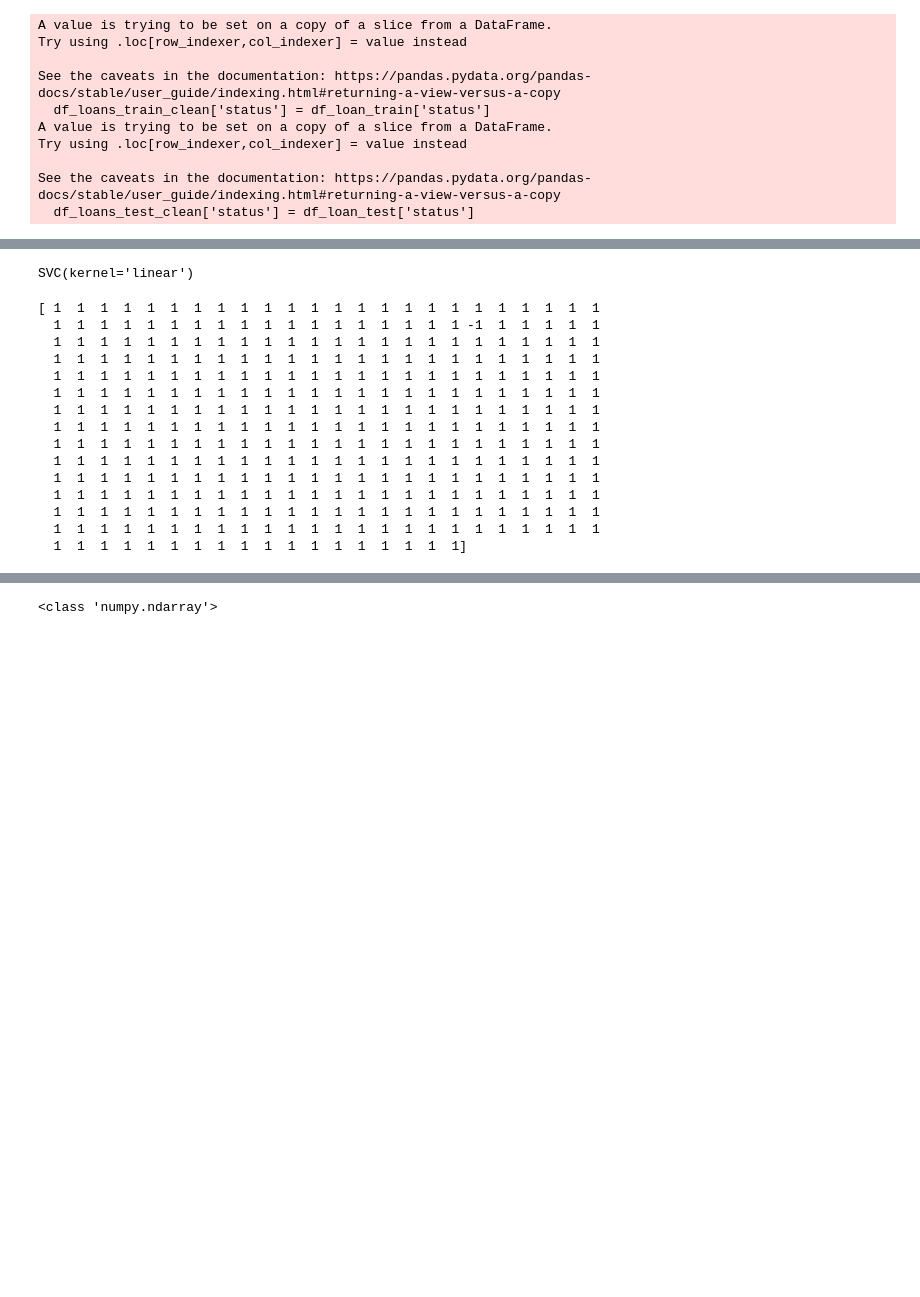
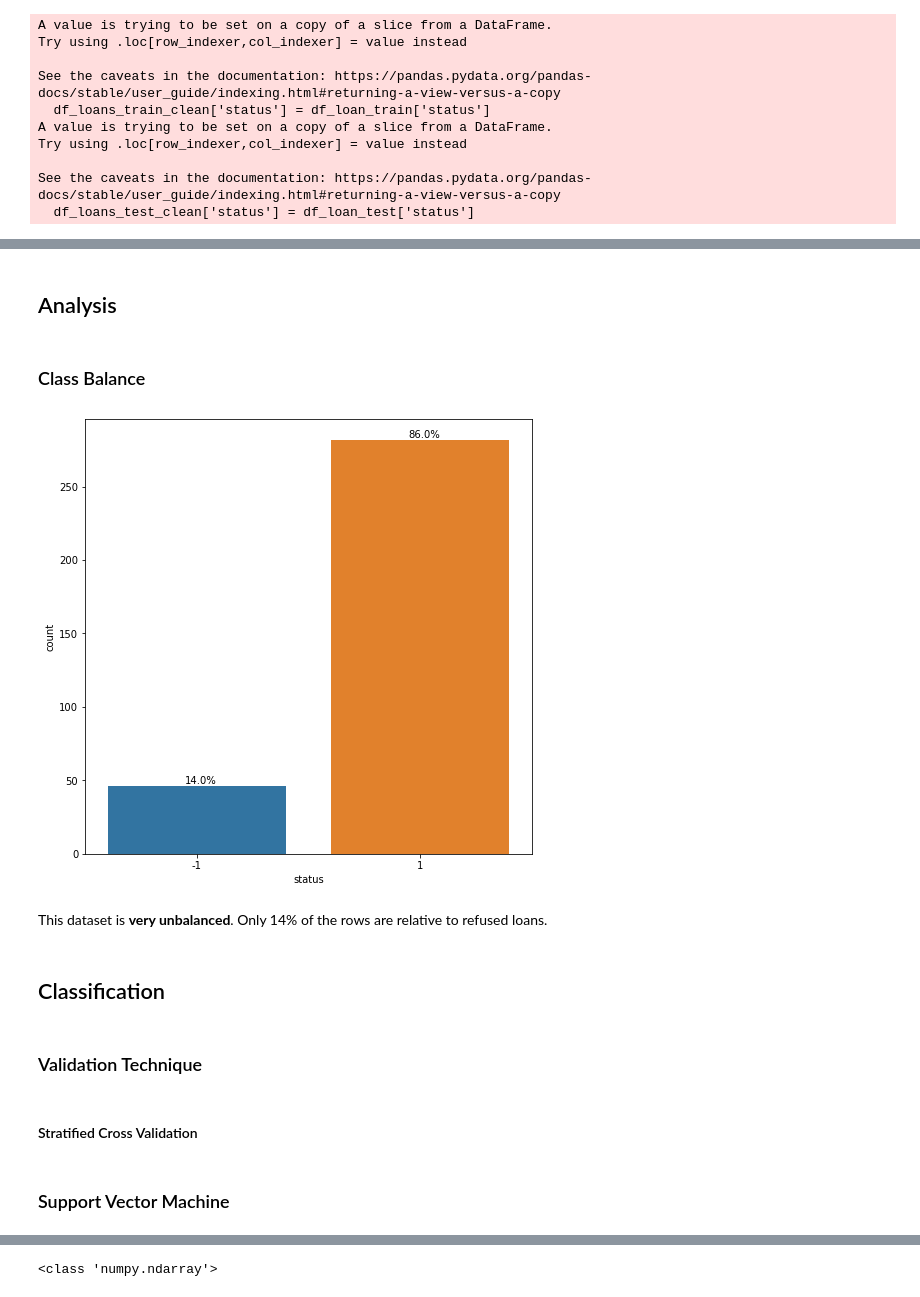
Before and after one commit to Diogogrosario/FEUP-AC, a Jupyter notebook: AC_proj.ipynb, the cells around one changed output, grey strips where cells are left out. Drawn from its saved outputs; the diff is of its cells as text; code cells hidden in the pictures; blank space fills up the shorter version.

Commit message:
More data cleaning. Plots and classification algorithms, validation techniques

```diff
--- a/AC_proj.ipynb
+++ b/AC_proj.ipynb
@@ -371,3 +486,36 @@ merge_train.head()
 # %%
 merge_train.to_csv("merge_train.csv", index=False)
 merge_test.to_csv("merge_test.csv", index=False)
+# %% [markdown]
+## Analysis
+# %% [markdown]
+### Class Balance
+# %%
+plt.figure(figsize=(8, 8))
+
+cp = sb.countplot(x='status', data=merge_train)
+total = len(merge_train)
+
+patchNegative = cp.patches[0]
+percentage = '{:.1f}%'.format(100 * patchNegative.get_height() / total)
+x = patchNegative.get_x() + (patchNegative.get_width() / 2.3)
+y = patchNegative.get_y() + patchNegative.get_height() + 1.5
+cp.annotate(percentage, (x, y))
+
+patchPositive = cp.patches[1]
+percentage = '{:.1f}%'.format(100 * patchPositive.get_height() / total)
+x = patchPositive.get_x() + (patchPositive.get_width() / 2.3)
+y = patchPositive.get_y() + patchPositive.get_height() + 1.5
+cp.annotate(percentage, (x, y))
+
+plt.show()
+# %% [output]
+[figure, added]
+# %% [markdown]
+This dataset is **very unbalanced**. Only 14% of the rows are relative to refused loans.
+# %% [markdown]
+## Classification
+# %% [markdown]
+### Validation Technique
+# %% [markdown]
+#### Stratified Cross Validation
@@ -374,27 +578,10 @@ merge_test.to_csv("merge_test.csv", index=False)
+# %% [markdown]
+### Support Vector Machine
 # %%
-from sklearn import svm
 
-clf = svm.SVC(kernel='linear')
+#clf = svm.SVC(kernel='linear', class_weight="balanced")
 
-clf.fit(merge_train.drop(columns=["status", "loan_id", "account_id", "district_id"]), merge_train['status'])
+#clf.fit(merge_train.drop(columns=["status", "loan_id", "account_id", "district_id"]), merge_train['status'])
-# %% [output]
-SVC(kernel='linear')
 # %%
-y_pred = clf.predict(merge_test.drop(columns=['status', "loan_id", "account_id", "district_id"]))
-print(y_pred)
+#y_pred = clf.predict(merge_test.drop(columns=['status', "loan_id", "account_id", "district_id"]))
+#print(y_pred)
-# %% [output]
-[ 1  1  1  1  1  1  1  1  1  1  1  1  1  1  1  1  1  1  1  1  1  1  1  1
-  1  1  1  1  1  1  1  1  1  1  1  1  1  1  1  1  1  1 -1  1  1  1  1  1
-  1  1  1  1  1  1  1  1  1  1  1  1  1  1  1  1  1  1  1  1  1  1  1  1
-  1  1  1  1  1  1  1  1  1  1  1  1  1  1  1  1  1  1  1  1  1  1  1  1
-  1  1  1  1  1  1  1  1  1  1  1  1  1  1  1  1  1  1  1  1  1  1  1  1
-  1  1  1  1  1  1  1  1  1  1  1  1  1  1  1  1  1  1  1  1  1  1  1  1
-  1  1  1  1  1  1  1  1  1  1  1  1  1  1  1  1  1  1  1  1  1  1  1  1
-  1  1  1  1  1  1  1  1  1  1  1  1  1  1  1  1  1  1  1  1  1  1  1  1
-  1  1  1  1  1  1  1  1  1  1  1  1  1  1  1  1  1  1  1  1  1  1  1  1
-  1  1  1  1  1  1  1  1  1  1  1  1  1  1  1  1  1  1  1  1  1  1  1  1
-  1  1  1  1  1  1  1  1  1  1  1  1  1  1  1  1  1  1  1  1  1  1  1  1
-  1  1  1  1  1  1  1  1  1  1  1  1  1  1  1  1  1  1  1  1  1  1  1  1
-  1  1  1  1  1  1  1  1  1  1  1  1  1  1  1  1  1  1  1  1  1  1  1  1
-  1  1  1  1  1  1  1  1  1  1  1  1  1  1  1  1  1  1  1  1  1  1  1  1
-  1  1  1  1  1  1  1  1  1  1  1  1  1  1  1  1  1  1]
```
Also changed, not shown: parts of 41 cells of this notebook, 6 other files.
